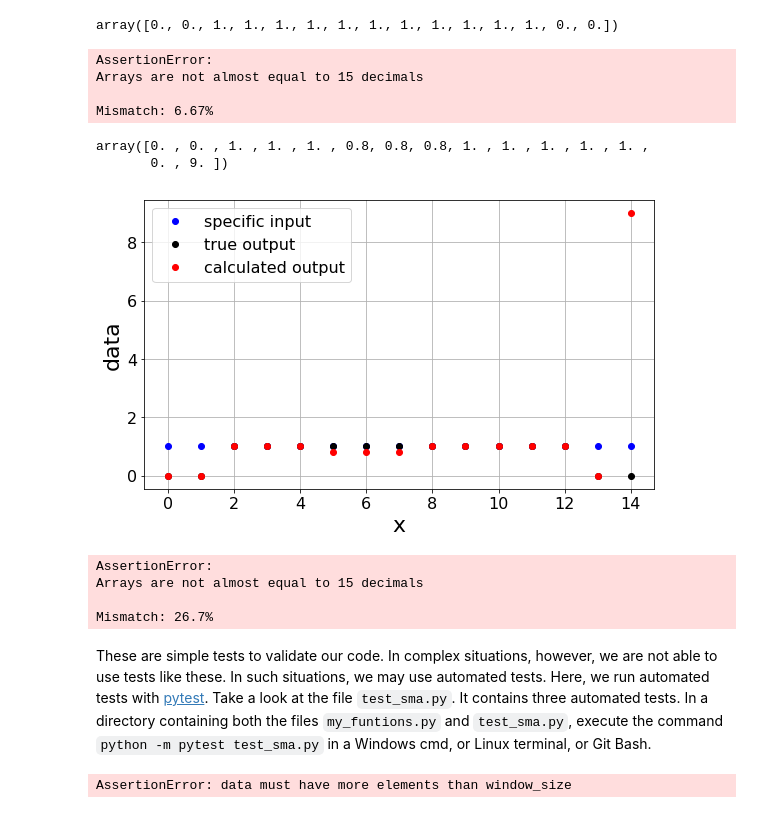
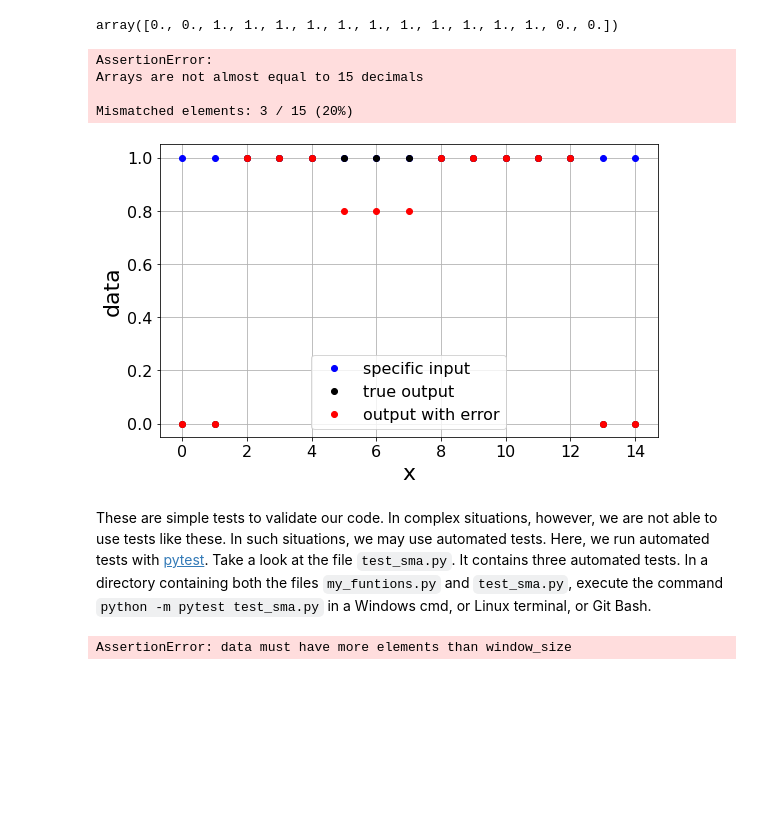
Before and after one commit to birocoles/Disciplina-metodos-computacionais, a Jupyter notebook: Content/first_steps_Python/SMA/sma-2.ipynb, the cells around one changed output. Cells and saved outputs as stored; diff of their text form; code cells hidden in the pictures; blank space fills up the shorter version.

```diff
--- a/Content/first_steps_Python/SMA/sma-2.ipynb
+++ b/Content/first_steps_Python/SMA/sma-2.ipynb
@@ -70,0 +77,4 @@ mf.plot(x=coordinates, y=specific_input, z=output_true, w=output_calculated,
+# %%
+output_error = np.copy(output_calculated)
+#output_error[-1] = 9
+output_error[5:8] -= 0.2
@@ -83,7 +94,7 @@ from numpy.testing import assert_almost_equal
 # %%
-assert_almost_equal(output_calculated, output_true, decimal=15)
+assert_almost_equal(output_error, output_true, decimal=15)
 # %% [output]
 AssertionError:
 Arrays are not almost equal to 15 decimals
 
-Mismatch: 6.67%
+Mismatched elements: 3 / 15 (20%)
@@ -92,20 +101,8 @@ output_calculated[5:8] -= 0.2
-# %%
-output_calculated
-# %% [output]
-array([0. , 0. , 1. , 1. , 1. , 0.8, 0.8, 0.8, 1. , 1. , 1. , 1. , 1. ,
-       0. , 9. ])
 # %%
-mf.plot(x=coordinates, y=specific_input, z=output_true, w=output_calculated,
-        labely='specific input', labelz='true output', labelw='calculated output')
+mf.plot(x=coordinates, y=specific_input, z=output_true, w=output_error,
+        labely='specific input', labelz='true output', labelw='output with error')
 # %% [output]
-[figure, old version]
+[figure, new version]
-# %%
-assert_almost_equal(output_calculated, output_true, decimal=15)
-# %% [output]
-AssertionError:
-Arrays are not almost equal to 15 decimals
-
-Mismatch: 26.7%
 # %% [markdown]
 These are simple tests to validate our code. In complex situations, however, we are not able to use tests like these. In such situations, we may use automated tests. Here, we run automated tests with [pytest](https://docs.pytest.org/en/latest/index.html). Take a look at the file `test_sma.py`. It contains three automated tests. In a directory containing both the files `my_funtions.py` and `test_sma.py`, execute the command `python -m pytest test_sma.py` in a Windows cmd, or Linux terminal, or Git Bash.
 # %%
@@ -112,6 +110,7 @@ These are simple tests to validate our code. In complex situations, however, we
 data_test = np.arange(5)
 window = 6
-# %%
-mf.sma1d(data_test, window)
-# %% [output]
-AssertionError: data must have more elements than window_size
+# %%
+# run the code with the invalid input
+mf.sma1d(data_test, window)
+# %% [output]
+AssertionError: data must have more elements than window_size
```
Also changed, not shown: parts of 15 cells of this notebook, 9 other files.
